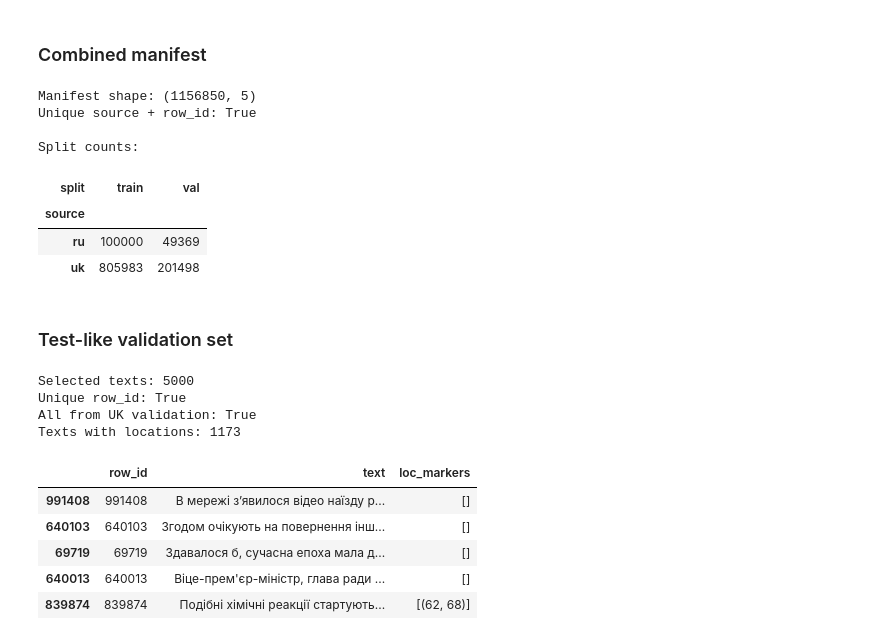
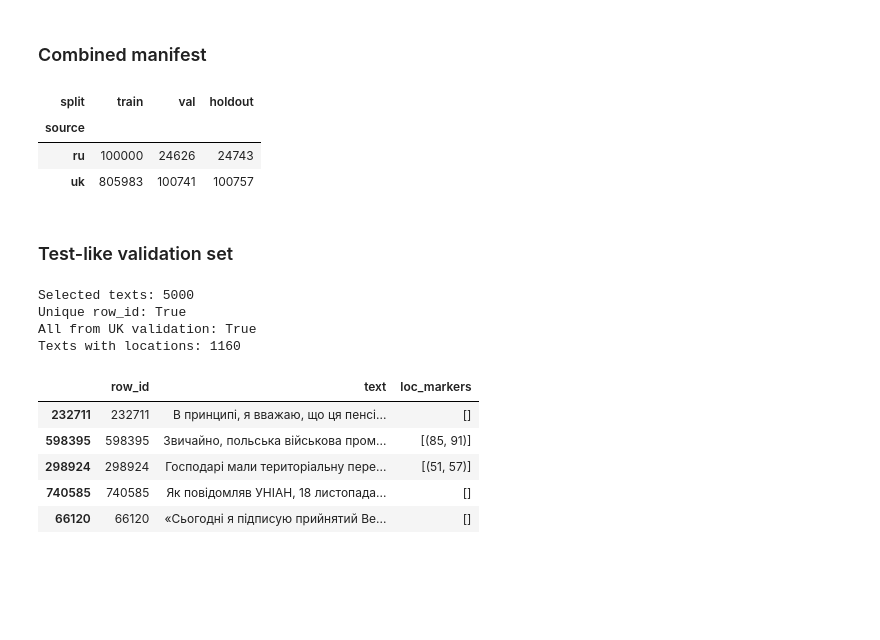
Before and after one commit to dkalchenko01/UA-Locations-NER-Deep-Learning, a Jupyter notebook: notebooks/02_validation.ipynb, the cells around one changed output. Saved outputs shown, nothing was run; the diff lists cells and outputs as text; code cells hidden in the pictures; blank space fills up the shorter version.

```diff
--- a/notebooks/02_validation.ipynb
+++ b/notebooks/02_validation.ipynb
@@ -148,5 +119,5 @@ Symbol to symbol:
 # %%
-for name, df in [("UK", uk_df), ("RU", ru_df)]:
+for name, df in [("UK", uk_df), ("ru", ru_df)]:
     duplicates = df["text"].duplicated().sum()
     print(f"{name}: {duplicates:,} duplicates ({duplicates / len(df):.2%})")
 # %% [output]
@@ -184,8 +172,8 @@ Similar texts, not identical copies:
 # %%
-#ignoring register and extra whitescapes
-for name, df in [("UK", uk_df), ("RU", ru_df)]:
+print("Ignoring register and extra whitescapes")
+for name, df in [("UK", uk_df), ("ru", ru_df)]:
     normalized = df["text"].str.lower().str.split().str.join(" ")
     exact = df["text"].duplicated().sum()
     total = normalized.duplicated().sum()
-    print(f"{name}: {total - exact:,} additional normalized duplicates")
+    print(f"{name}: {total - exact:,} duplicates after additional normalization")
 # %% [output]
@@ -350,12 +308,11 @@ def preprocess_data(df):
 uk_clean = preprocess_data(uk_df)
 ru_clean = preprocess_data(ru_df)
 # %%
-for name, original, clean in [("UK", uk_df, uk_clean), ("RU", ru_df, ru_clean)]:
-    print(f"\n{name}")
-    print(f"Original: {len(original):,}")
-    print(f"Clean: {len(clean):,}")
-    print(f"Removed: {len(original) - len(clean):,}")
-    print(f"Indexes preserved: {clean.index.isin(original.index).all()}")
+for name, original, clean in [("UK", uk_df, uk_clean), ("ru", ru_df, ru_clean)]:
+  print(f"{name}")
+  print(f"Original: {len(original):,}")
+  print(f"Clean: {len(clean):,}")
+  print(f"Removed: {len(original) - len(clean):,}")
 # %% [output]
 UK
 Original: 1,010,000
@@ -531,0 +378,17 @@ Shared groups: 0
+# %%
+from sklearn.model_selection import GroupShuffleSplit
+
+#Split into train (80%) and the remaining data (20%)
+splitter = GroupShuffleSplit(n_splits=1, test_size=0.2, random_state=17)
+train_idx, remaining_idx = next(splitter.split(uk_clean, groups=uk_clean["near_dup_group_id"]))
+uk_train = uk_clean.iloc[train_idx].copy()
+uk_remaining = uk_clean.iloc[remaining_idx]
+
+#Split the remaining 20% into val and holdout
+splitter = GroupShuffleSplit(n_splits=1, test_size=0.5, random_state=17)
+val_idx, holdout_idx = next(splitter.split(uk_remaining, groups=uk_remaining["near_dup_group_id"]))
+uk_val = uk_remaining.iloc[val_idx].copy()
+uk_holdout = uk_remaining.iloc[holdout_idx].copy()
+
+for name, df in [("Train", uk_train), ("Validation", uk_val), ("Holdout", uk_holdout)]:
+  print(f"{name}: {len(df):,} ({len(df) / len(uk_clean):.1%})")
@@ -829,50 +570,38 @@ Shared groups: 0
 ### Combined manifest
 # %%
 validation_manifest = pd.concat([uk_manifest, ru_manifest], ignore_index=True)
-
-print("Manifest shape:", validation_manifest.shape)
-print("Unique source + row_id:", ~validation_manifest.duplicated(["source", "row_id"]).any())
-print("\nSplit counts:")
-display(pd.crosstab(validation_manifest["source"], validation_manifest["split"]))
+pd.crosstab(validation_manifest["source"],validation_manifest["split"])[["train", "val", "holdout"]]
 # %% [output]
-Manifest shape: (1156850, 5)
-Unique source + row_id: True
-
-Split counts:
-| split | train | val |
-| source |  |  |
-| ru | 100000 | 49369 |
-| uk | 805983 | 201498 |
+| split | train | val | holdout |
+| source |  |  |  |
+| ru | 100000 | 24626 | 24743 |
+| uk | 805983 | 100741 | 100757 |
 # %% [markdown]
 ### Test-like validation set
 # %%
 TESTLIKE_SEED = 17
 TESTLIKE_SIZE = 5_000
 
-uk_testlike_original = uk_val.sample(
-    n=TESTLIKE_SIZE,
-    random_state=TESTLIKE_SEED
-).copy()
-
+uk_testlike_original = uk_val.sample(n=TESTLIKE_SIZE,random_state=TESTLIKE_SEED).copy()
 uk_testlike_original["row_id"] = uk_testlike_original.index
 
 print("Selected texts:", len(uk_testlike_original))
 print("Unique row_id:", uk_testlike_original["row_id"].is_unique)
 print("All from UK validation:", uk_testlike_original.index.isin(uk_val.index).all())
 print("Texts with locations:", (count_locations(uk_testlike_original) > 0).sum())
 
 display(uk_testlike_original[["row_id", "text", "loc_markers"]].head())
 # %% [output]
 Selected texts: 5000
 Unique row_id: True
 All from UK validation: True
-Texts with locations: 1173
+Texts with locations: 1160
 |  | row_id | text | loc_markers |
-| 991408 | 991408 | В мережі з’явилося відео наїзду р... | [] |
-| 640103 | 640103 | Згодом очікують на повернення інш... | [] |
-| 69719 | 69719 | Здавалося б, сучасна епоха мала д... | [] |
-| 640013 | 640013 | Віце-прем'єр-міністр, глава ради ... | [] |
-| 839874 | 839874 | Подібні хімічні реакції стартують... | [(62, 68)] |
+| 232711 | 232711 | В принципі, я вважаю, що ця пенсі... | [] |
+| 598395 | 598395 | Звичайно, польська військова пром... | [(85, 91)] |
+| 298924 | 298924 | Господарі мали територіальну пере... | [(51, 57)] |
+| 740585 | 740585 | Як повідомляв УНІАН, 18 листопада... | [] |
+| 66120 | 66120 | «Сьогодні я підписую прийнятий Ве... | [] |
 # %%
 rng = random.Random(17)
 separators = ["\n", "\n\n", " 📍\n"]
```
Also changed, not shown: parts of 84 cells of this notebook.
